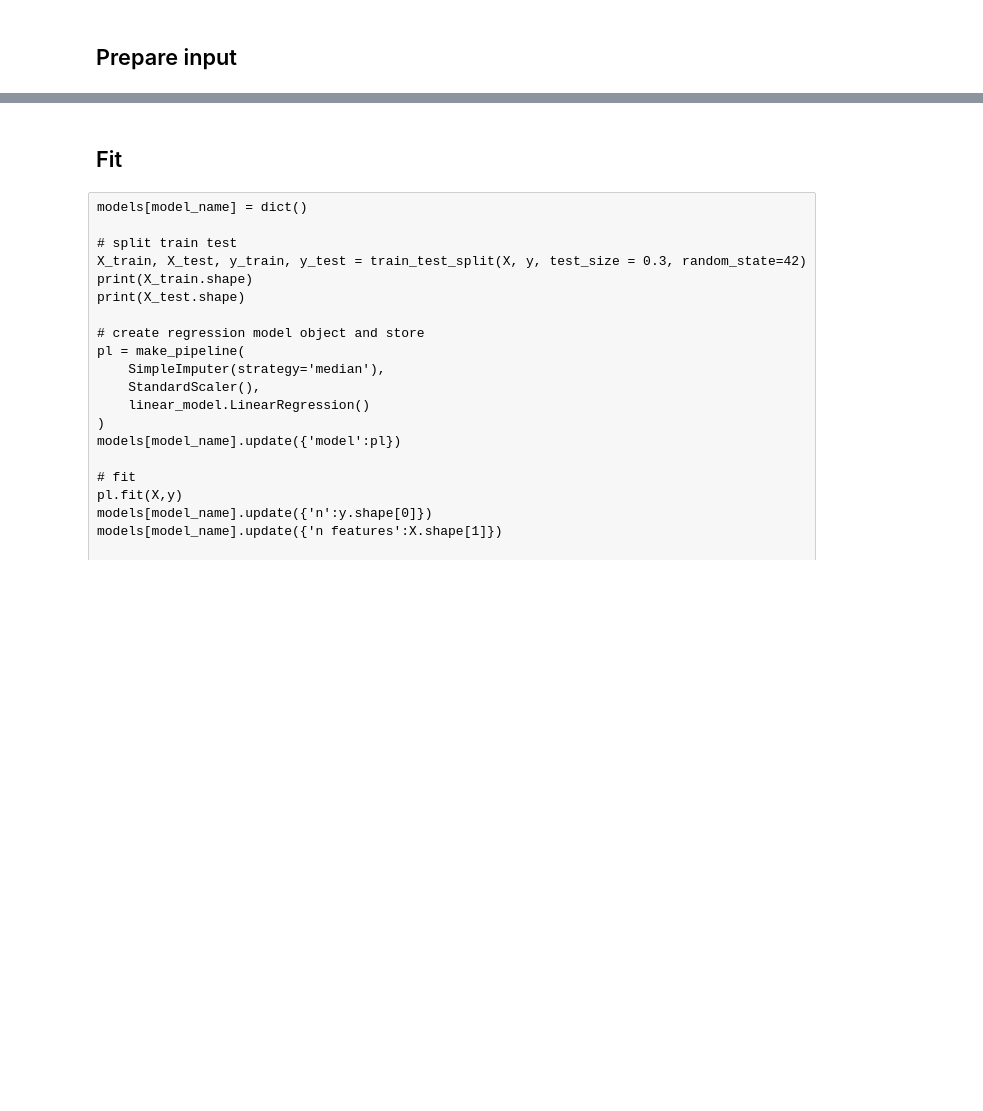
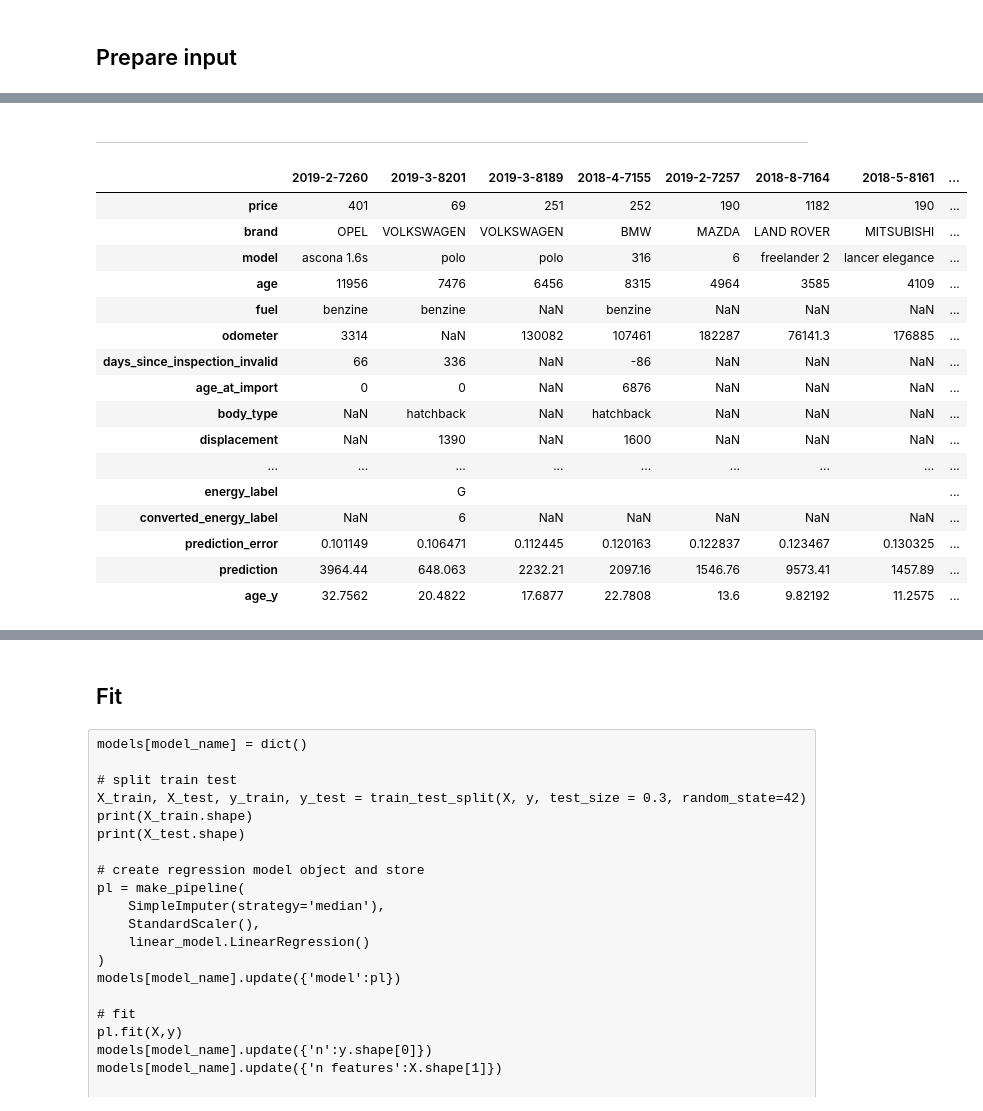
Before and after one commit to r5atom/Saturday-Datascience, a Jupyter notebook: code/predict-price.ipynb, the cells around one changed output, grey strips where cells are left out. Drawn from its saved outputs; the diff is of its cells as text; code cells hidden in the pictures; blank space fills up the shorter version.

```diff
--- a/code/predict-price.ipynb
+++ b/code/predict-price.ipynb
@@ -617,0 +831,34 @@ print(y.shape)
+# %% [markdown]
+- - - - -
+# %%
+# Display prediction errors
+
+pred_err = df.price/pl.predict(df)
+pred_err = pred_err[~pred_err.isna()]
+idx_pred_err = pred_err.sort_values().index
+
+
+x_sample = df.loc[idx_pred_err,:];
+x_sample['prediction_error'] = pred_err[idx_pred_err]
+x_sample['prediction'] = pl.predict(x_sample)
+x_sample['age_y'] = x_sample.age/365
+
+display(x_sample.head(16).T)
+# %% [output]
+|  | 2019-2-7260 | 2019-3-8201 | 2019-3-8189 | 2018-4-7155 | 2019-2-7257 | 2018-8-7164 | 2018-5-8161 | ... |
+| price | 401 | 69 | 251 | 252 | 190 | 1182 | 190 | ... |
+| brand | OPEL | VOLKSWAGEN | VOLKSWAGEN | BMW | MAZDA | LAND ROVER | MITSUBISHI | ... |
+| model | ascona 1.6s | polo | polo | 316 | 6 | freelander 2 | lancer elegance | ... |
+| age | 11956 | 7476 | 6456 | 8315 | 4964 | 3585 | 4109 | ... |
+| fuel | benzine | benzine | NaN | benzine | NaN | NaN | NaN | ... |
+| odometer | 3314 | NaN | 130082 | 107461 | 182287 | 76141.3 | 176885 | ... |
+| days_since_inspection_invalid | 66 | 336 | NaN | -86 | NaN | NaN | NaN | ... |
+| age_at_import | 0 | 0 | NaN | 6876 | NaN | NaN | NaN | ... |
+| body_type | NaN | hatchback | NaN | hatchback | NaN | NaN | NaN | ... |
+| displacement | NaN | 1390 | NaN | 1600 | NaN | NaN | NaN | ... |
+| ... | ... | ... | ... | ... | ... | ... | ... | ... |
+| energy_label |  | G |  |  |  |  |  | ... |
+| converted_energy_label | NaN | 6 | NaN | NaN | NaN | NaN | NaN | ... |
+| prediction_error | 0.101149 | 0.106471 | 0.112445 | 0.120163 | 0.122837 | 0.123467 | 0.130325 | ... |
+| prediction | 3964.44 | 648.063 | 2232.21 | 2097.16 | 1546.76 | 9573.41 | 1457.89 | ... |
+| age_y | 32.7562 | 20.4822 | 17.6877 | 22.7808 | 13.6 | 9.82192 | 11.2575 | ... |
```
Also changed, not shown: parts of 17 cells of this notebook, 5 other files.
